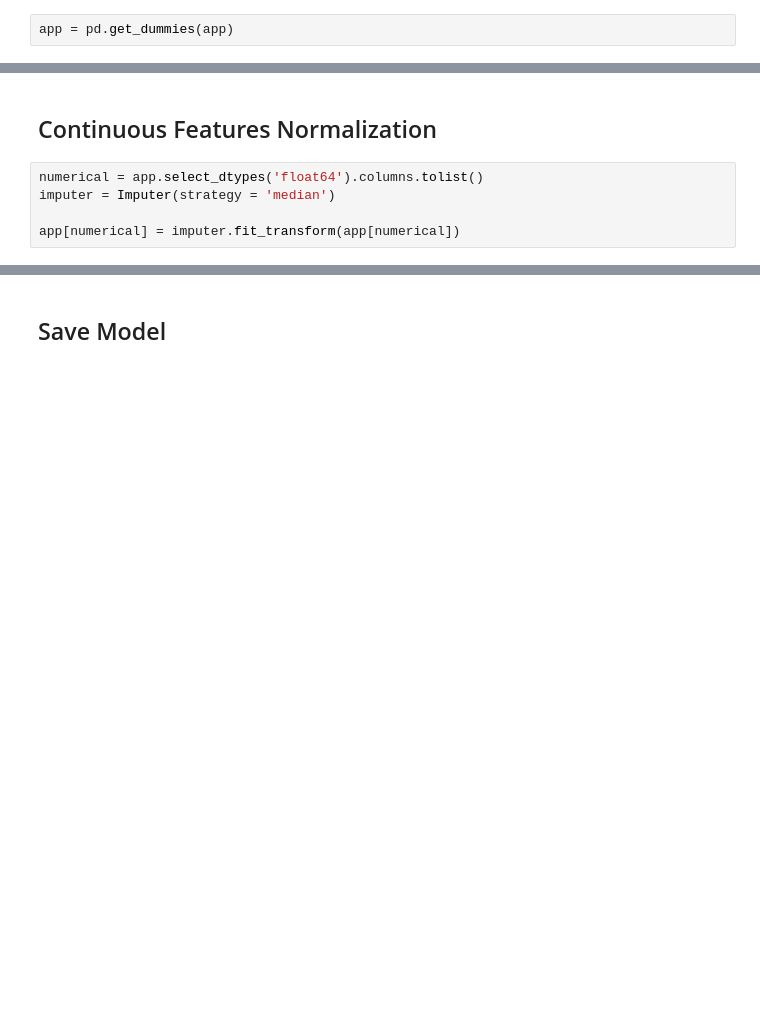
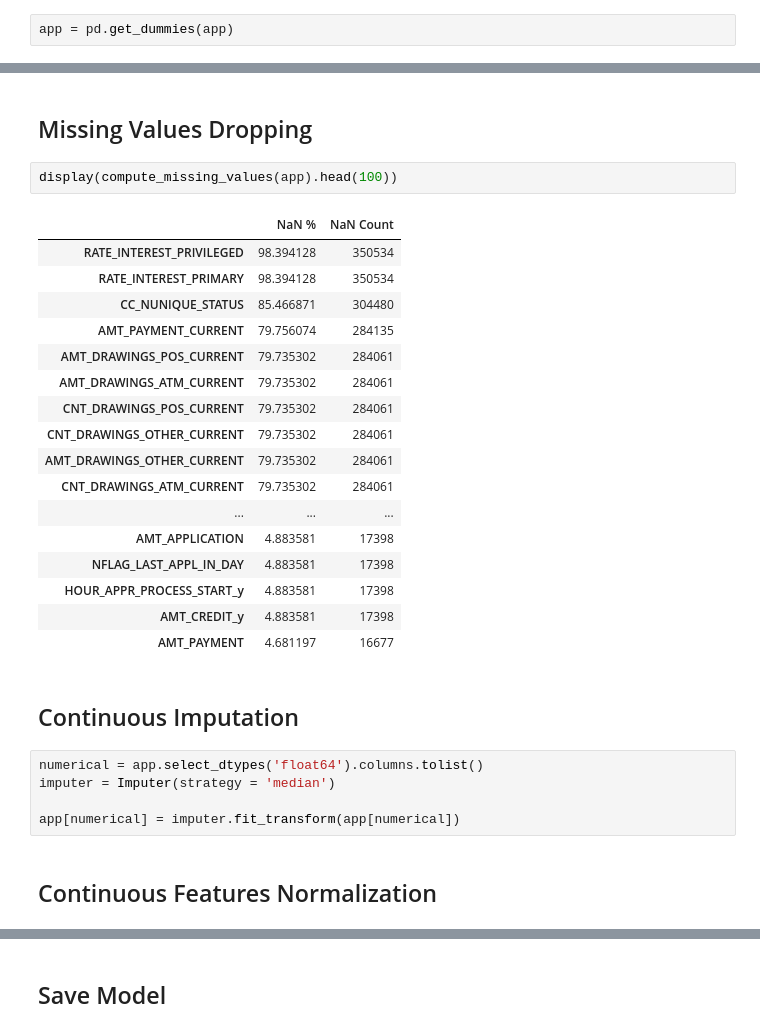
Before and after one commit to astelmashenko/ndml_capstone, a Jupyter notebook: Feature_Extraction.ipynb, the cells around one changed output, grey strips where cells are left out. Saved outputs shown, nothing was run; the diff lists cells and outputs as text; blank space fills up the shorter version.

```diff
--- a/Feature_Extraction.ipynb
+++ b/Feature_Extraction.ipynb
@@ -86,10 +86,34 @@ dtype: int64
+# %% [markdown]
+## Missing Values Dropping
+# %%
+display(compute_missing_values(app).head(100))
+# %% [output]
+|  | NaN % | NaN Count |
+| RATE_INTEREST_PRIVILEGED | 98.394128 | 350534 |
+| RATE_INTEREST_PRIMARY | 98.394128 | 350534 |
+| CC_NUNIQUE_STATUS | 85.466871 | 304480 |
+| AMT_PAYMENT_CURRENT | 79.756074 | 284135 |
+| AMT_DRAWINGS_POS_CURRENT | 79.735302 | 284061 |
+| AMT_DRAWINGS_ATM_CURRENT | 79.735302 | 284061 |
+| CNT_DRAWINGS_POS_CURRENT | 79.735302 | 284061 |
+| CNT_DRAWINGS_OTHER_CURRENT | 79.735302 | 284061 |
+| AMT_DRAWINGS_OTHER_CURRENT | 79.735302 | 284061 |
+| CNT_DRAWINGS_ATM_CURRENT | 79.735302 | 284061 |
+| ... | ... | ... |
+| AMT_APPLICATION | 4.883581 | 17398 |
+| NFLAG_LAST_APPL_IN_DAY | 4.883581 | 17398 |
+| HOUR_APPR_PROCESS_START_y | 4.883581 | 17398 |
+| AMT_CREDIT_y | 4.883581 | 17398 |
+| AMT_PAYMENT | 4.681197 | 16677 |
+# %% [markdown]
+## Continuous Imputation
+# %%
+numerical = app.select_dtypes('float64').columns.tolist()
+imputer = Imputer(strategy = 'median')
+
+app[numerical] = imputer.fit_transform(app[numerical])
 # %% [markdown]
 ## Continuous Features Normalization
-# %%
-numerical = app.select_dtypes('float64').columns.tolist()
-imputer = Imputer(strategy = 'median')
-
-app[numerical] = imputer.fit_transform(app[numerical])
 # %%
 scaler = MinMaxScaler()
 app[numerical] = scaler.fit_transform(app[numerical])
```
Also changed, not shown: parts of 9 cells of this notebook, 2 other files.
